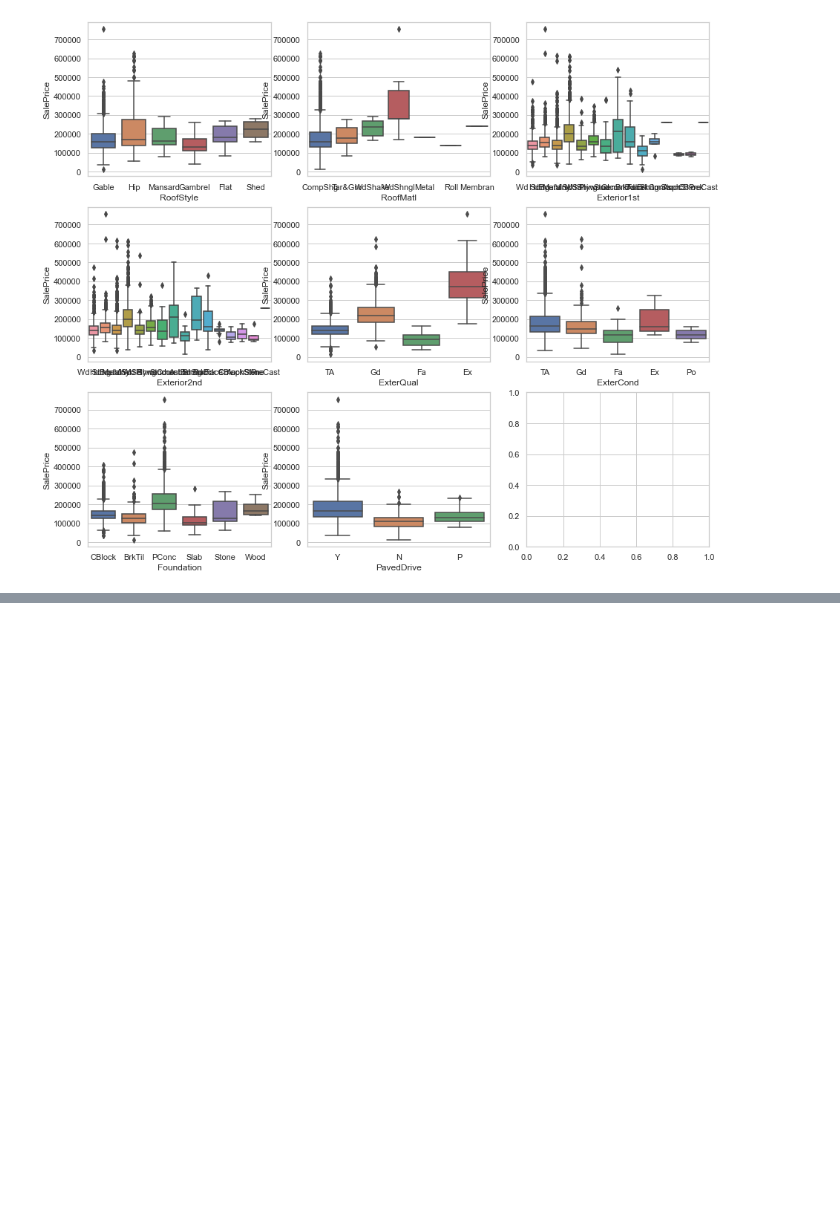
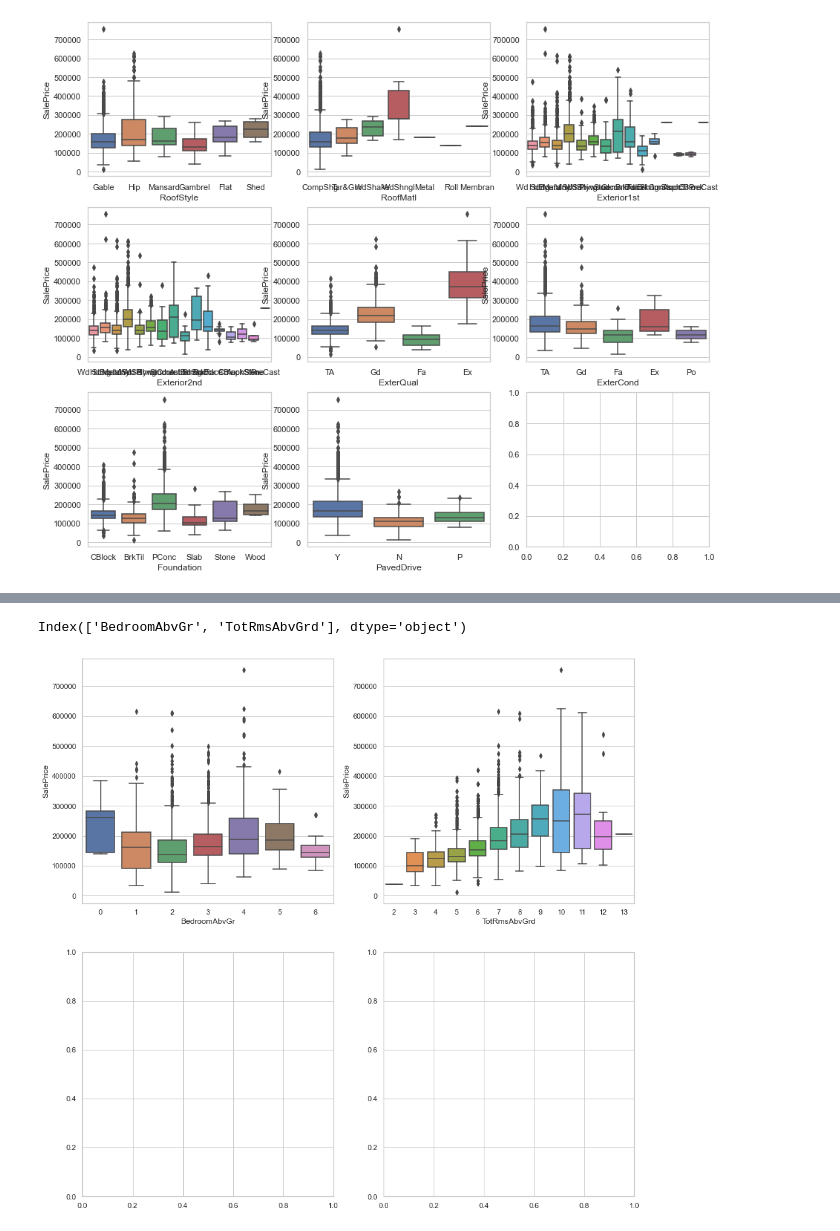
Before and after one commit to dnie44/nycdatascience_ML_project, a Jupyter notebook: karl/00_First_EDA.ipynb, the cells around one changed output, grey strips where cells are left out. Cells and saved outputs as stored; diff of their text form; code cells hidden in the pictures; blank space fills up the shorter version.

```diff
--- a/karl/00_First_EDA.ipynb
+++ b/karl/00_First_EDA.ipynb
@@ -246,0 +390,13 @@ for idx, COL in enumerate(exterior_roof.columns):
+# %%
+#rooms.columns[:len(rooms.columns)-1]
+rooms.columns[:-1]
+# %% [output]
+Index(['BedroomAbvGr', 'TotRmsAbvGrd'], dtype='object')
+# %%
+fig, ax = plt.subplots(2,2, figsize=(15,15))
+
+for idx, COL in enumerate(rooms.columns[:-1]):
+    sns.boxplot(ax=ax[idx//2,idx%2],
+            x=rooms[COL], y=housing["SalePrice"])
+# %% [output]
+[figure, added]
```
Also changed, not shown: parts of 26 cells of this notebook, 1 other file.
